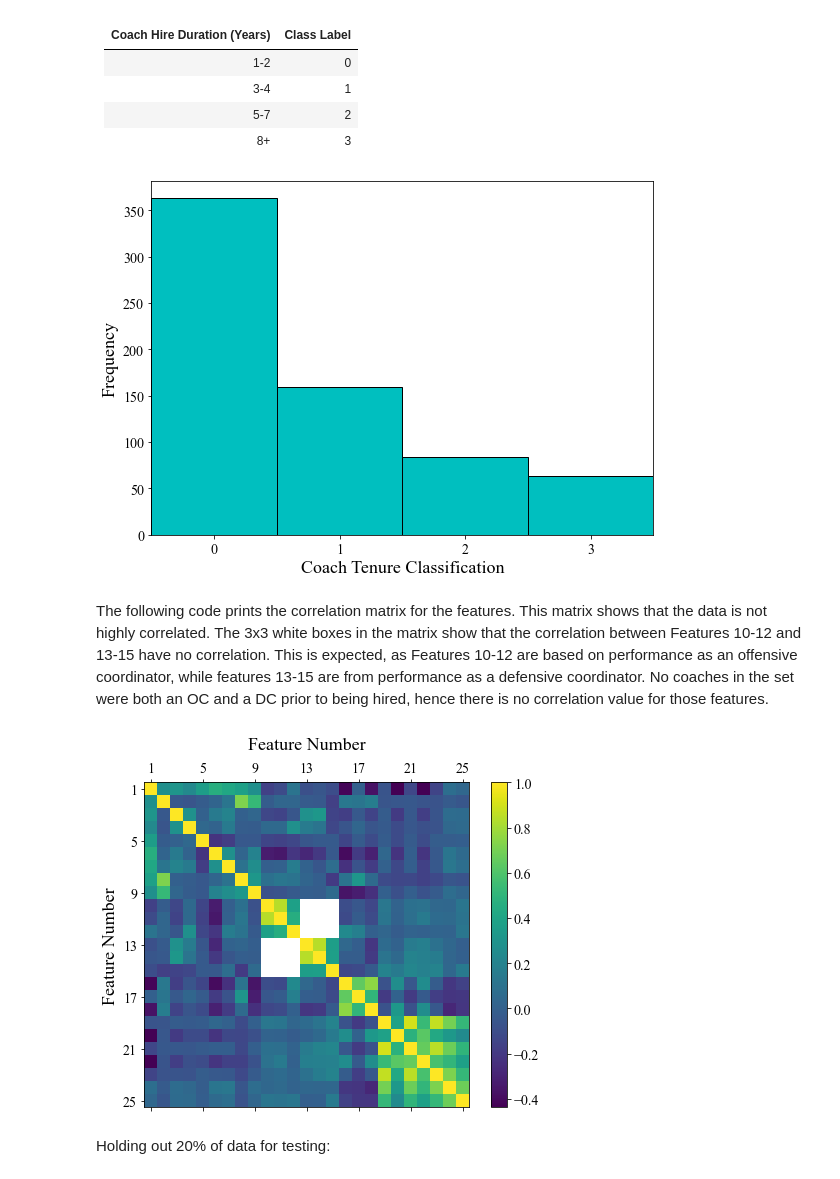
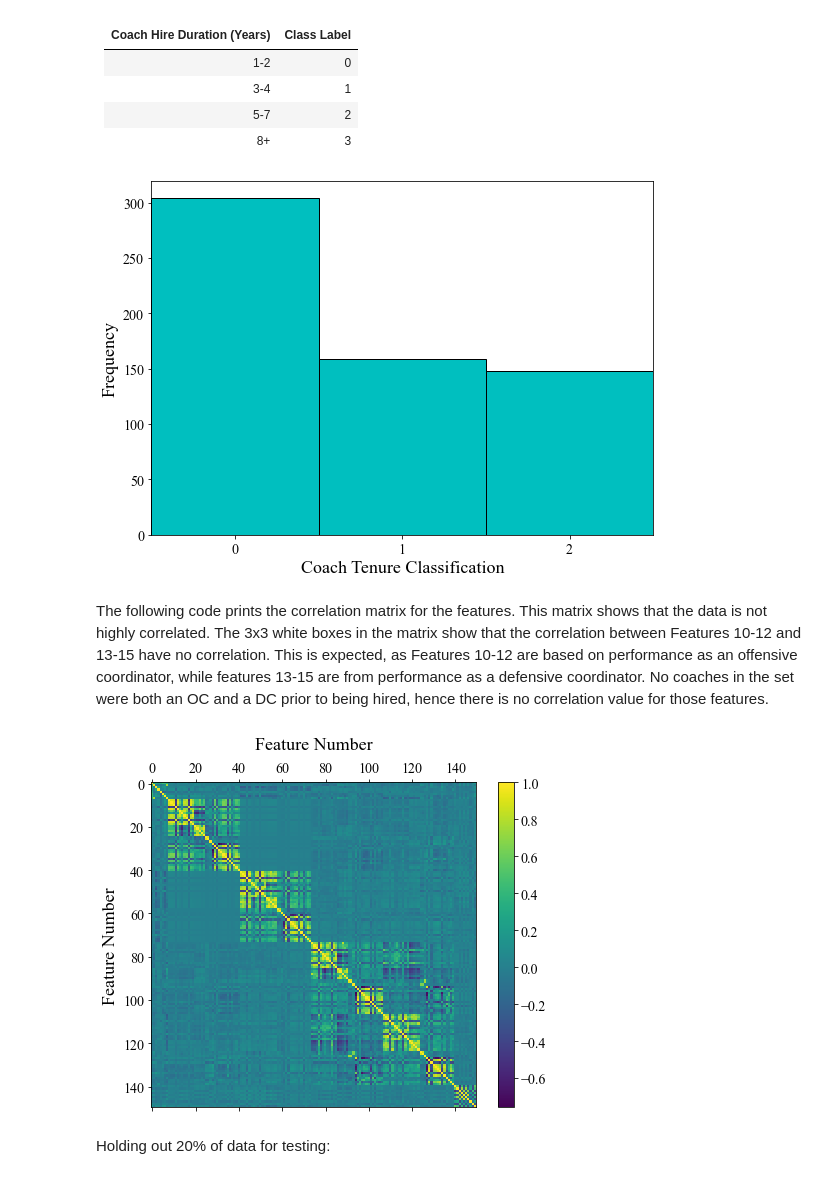
Before and after one commit to jwilliamson7/CoachingProject, a Jupyter notebook: Williamson-Jon-CoachTenureModels-v2.ipynb, the cells around one changed output. Saved outputs shown, nothing was run; the diff lists cells and outputs as text; code cells hidden in the pictures.

```diff
--- a/Williamson-Jon-CoachTenureModels-v2.ipynb
+++ b/Williamson-Jon-CoachTenureModels-v2.ipynb
@@ -15,7 +15,9 @@ from sklearn.model_selection import train_test_split
 # %% [markdown]
 Reading the data:
 # %%
-df = pd.read_csv('master_data.csv', index_col=0)
+df = pd.read_csv('master_data4.csv', index_col=0)
+df.fillna(0, inplace=True)
+#df = df[df["Year"] >= 2000]
 df.head(5)
 # %% [output]
 |  | Coach Name | Year | Feature 1 | Feature 2 | Feature 3 | Feature 4 | Feature 5 | Feature 6 | Feature 7 | ... |
@@ -238,34 +244,34 @@ The `create_data.py` file segments coach tenure into four classes as such:
 rcParams['figure.figsize'] = 9, 6.5
 raw_coach_class = y.values.T
 raw_coach_class_mean = np.mean(raw_coach_class)
-plt.hist(raw_coach_class, bins=[-.5,.5,1.5,2.5,3.5], color='c', edgecolor='k')
-plt.xlim(-0.5,3.5)
-plt.xticks(ticks=[0,1,2,3])
+plt.hist(raw_coach_class, bins=[-.5,.5,1.5,2.5], color='c', edgecolor='k')
+plt.xlim(-0.5,2.5)
+plt.xticks(ticks=[0,1,2])
 plt.xlabel('Coach Tenure Classification')
 plt.ylabel('Frequency')
 plt.show()
 # %% [output]
-[figure, old version]
+[figure, new version]
 # %% [markdown]
 The following code prints the correlation matrix for the features. This matrix shows that the data is not highly correlated. The 3x3 white boxes in the matrix show that the correlation between Features 10-12 and 13-15 have no correlation. This is expected, as Features 10-12 are based on performance as an offensive coordinator, while features 13-15 are from performance as a defensive coordinator. No coaches in the set were both an OC and a DC prior to being hired, hence there is no correlation value for those features.
 # %%
 from mpl_toolkits.axes_grid1 import make_axes_locatable
 
 plt.matshow(X.corr())
-plt.xticks([0,4,8,12,16,20,24], labels=[1,5,9,13,17,21,25])
-plt.yticks([0,4,8,12,16,20,24], labels=[1,5,9,13,17,21,25])
+#plt.xticks([0,4,8,12,16,20,24], labels=[1,5,9,13,17,21,25])
+#plt.yticks([0,4,8,12,16,20,24], labels=[1,5,9,13,17,21,25])
 plt.ylabel('Feature Number')
 plt.xlabel('Feature Number', labelpad=-370)
 
 ax = plt.gca()
 divider = make_axes_locatable(ax)
 cax = divider.append_axes("right", size="5%", pad=0.3)
 
 plt.colorbar(cax=cax)
 #plt.clim(-1, 1)
 plt.show()
 # %% [output]
-[figure, old version]
+[figure, new version]
 # %% [markdown]
 Holding out 20% of data for testing:
 # %%
```
Also changed, not shown: parts of 30 cells of this notebook, 1 other file.
